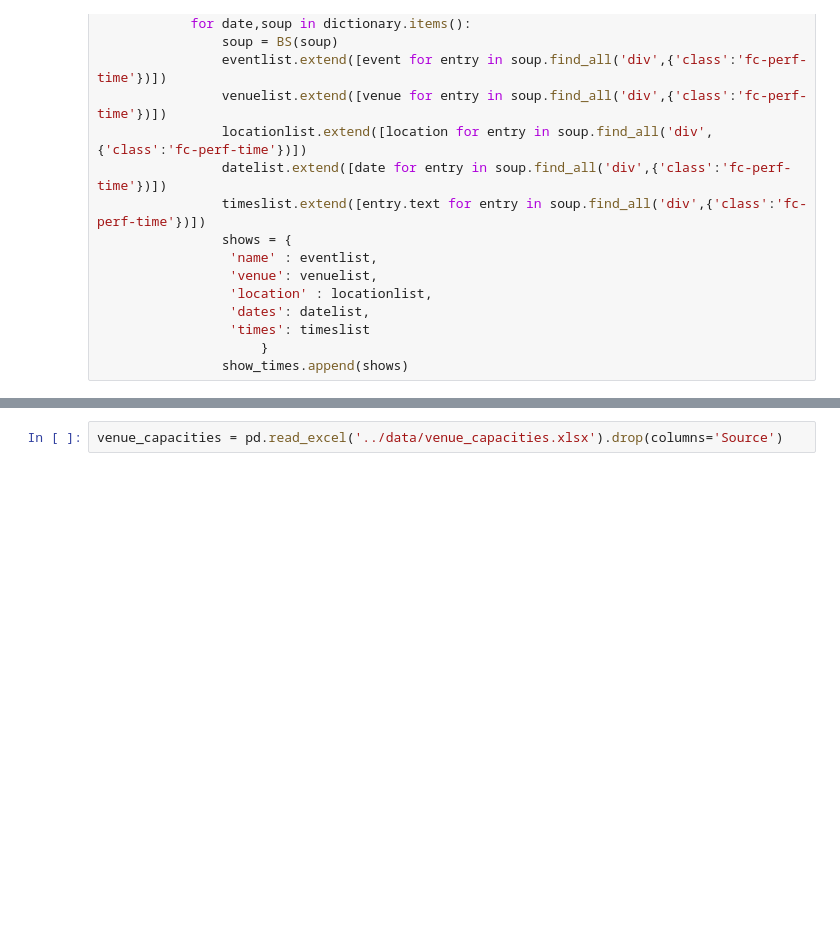
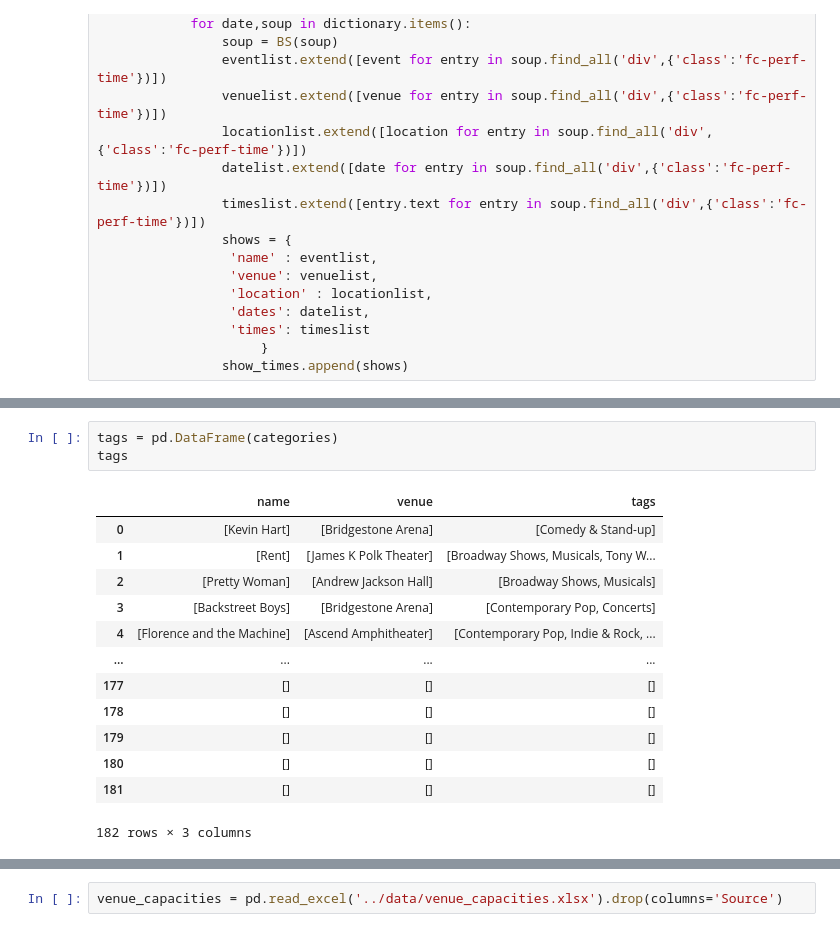
Before and after one commit to michaelcnorman/DDA7-Capstone-Michael, a Jupyter notebook: notebooks/Webscraping events.ipynb, the cells around one changed output, grey strips where cells are left out. Saved outputs shown, nothing was run; the diff lists cells and outputs as text; blank space fills up the shorter version.

```diff
--- a/notebooks/Webscraping events.ipynb
+++ b/notebooks/Webscraping events.ipynb
@@ -720,0 +545,17 @@ event_categories
+# %%
+tags = pd.DataFrame(categories)
+tags
+# %% [output]
+|  | name | venue | tags |
+| 0 | [Kevin Hart] | [Bridgestone Arena] | [Comedy & Stand-up] |
+| 1 | [Rent] | [James K Polk Theater] | [Broadway Shows, Musicals, Tony W... |
+| 2 | [Pretty Woman] | [Andrew Jackson Hall] | [Broadway Shows, Musicals] |
+| 3 | [Backstreet Boys] | [Bridgestone Arena] | [Contemporary Pop, Concerts] |
+| 4 | [Florence and the Machine] | [Ascend Amphitheater] | [Contemporary Pop, Indie & Rock, ... |
+| ... | ... | ... | ... |
+| 177 | [] | [] | [] |
+| 178 | [] | [] | [] |
+| 179 | [] | [] | [] |
+| 180 | [] | [] | [] |
+| 181 | [] | [] | [] |
+182 rows × 3 columns
```
Also changed, not shown: parts of 44 cells of this notebook, 1 other file.
